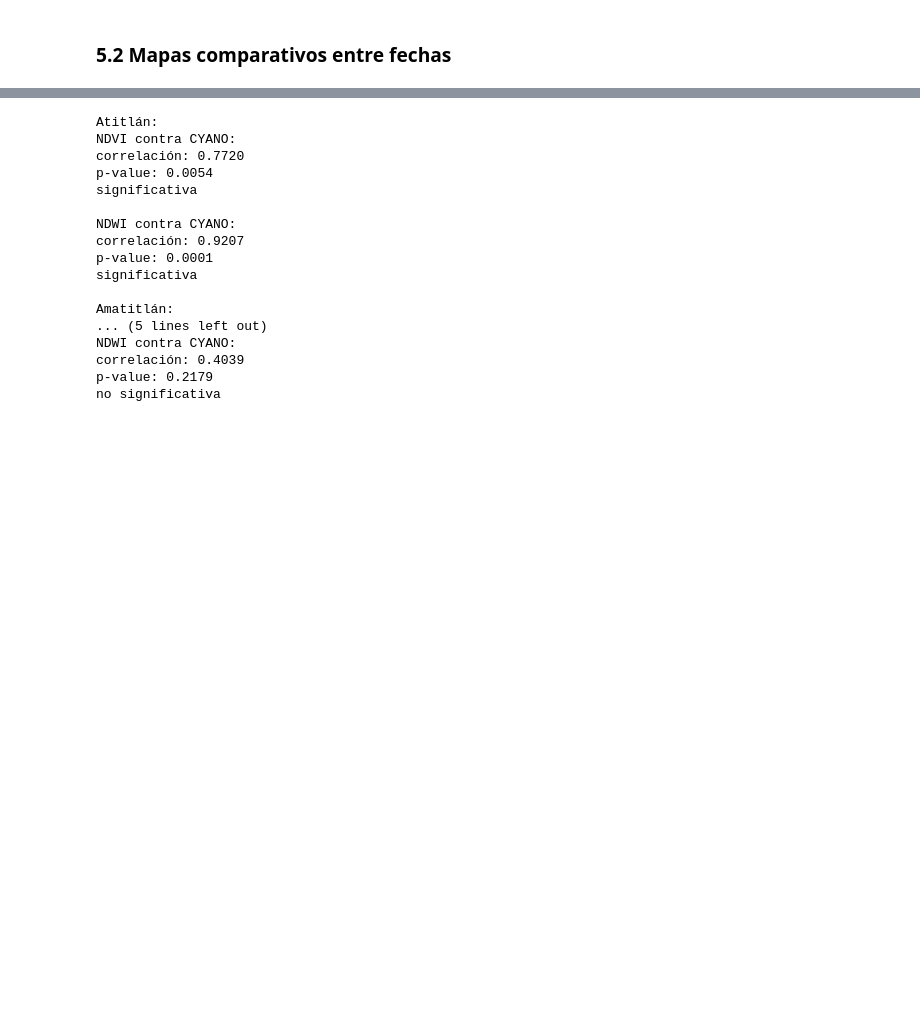
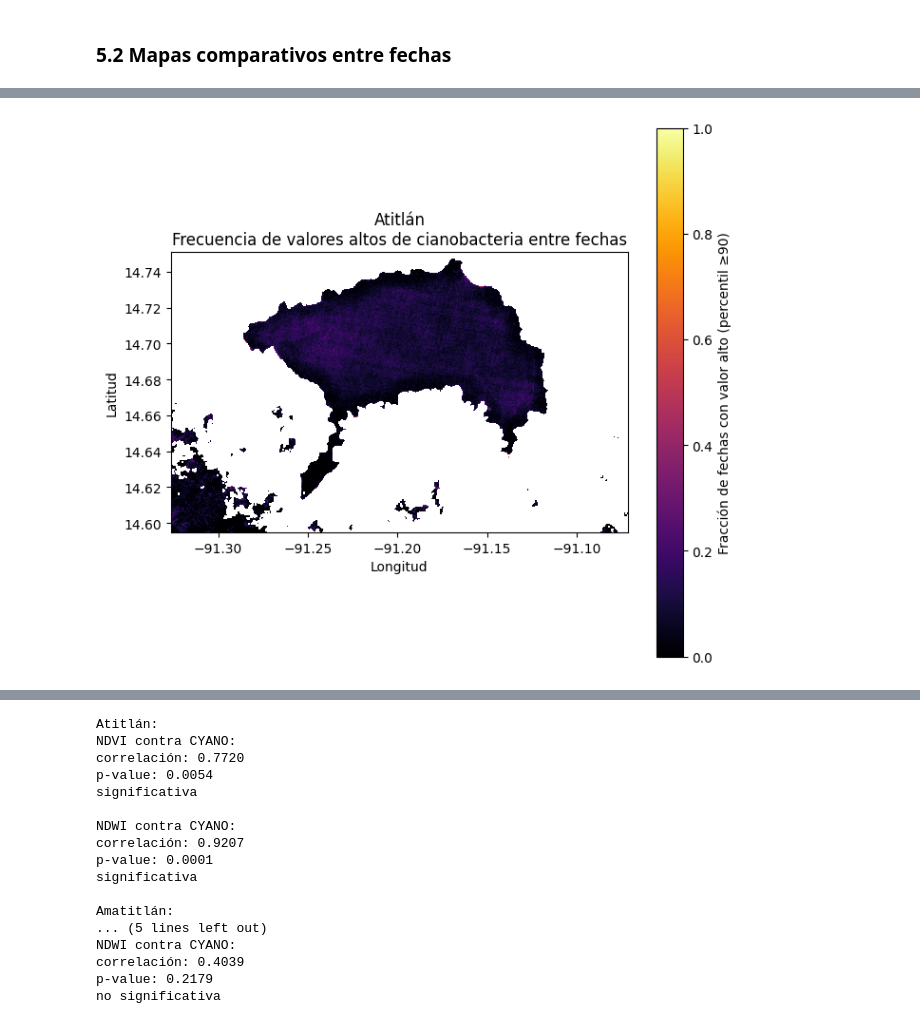
Before and after one commit to belennmm/DataS_Lab4_GeoEspaciales, a Jupyter notebook: Lab4_GeoEspaciales.ipynb, the cells around one changed output, grey strips where cells are left out. Cells and saved outputs as stored; diff of their text form; code cells hidden in the pictures; blank space fills up the shorter version.

Commit message:
Inicio de análisis exploratorio e interpretación de patrones

```diff
--- a/Lab4_GeoEspaciales.ipynb
+++ b/Lab4_GeoEspaciales.ipynb
@@ -846,0 +854,92 @@ mapas_comparativos('Amatitlán')
+# %%
+# 5.3 Interpretación de los patrones espaciales
+
+def mapa_persistencia(lago_nombre, percentil_alto=90):
+    fechas_lago = sorted(indices_calculados[lago_nombre].keys())
+    shape_ref = indices_calculados[lago_nombre][fechas_lago[0]]['CYANO'].shape
+    acumulador = np.zeros(shape_ref)
+    conteo_valido = np.zeros(shape_ref)
+
+    for fecha in fechas_lago:
+        cyano = indices_calculados[lago_nombre][fecha]['CYANO']
+        if cyano.shape != shape_ref:
+            continue
+        valido = np.isfinite(cyano)
+        umbral = np.nanpercentile(cyano, percentil_alto)
+        es_alto = (cyano >= umbral) & valido
+        acumulador += es_alto.astype(float)
+        conteo_valido += valido.astype(float)
+
+    frecuencia = np.divide(acumulador, conteo_valido,
+                            where=conteo_valido > 0,
+                            out=np.full(shape_ref, np.nan))
+    return frecuencia, fechas_lago
+
+
+def cuadrantes_promedio(lago_nombre, fecha):
+    cyano = indices_calculados[lago_nombre][fecha]['CYANO']
+    filas, cols = cyano.shape
+    mf, mc = filas // 2, cols // 2
+    cuadrantes = {
+        'Noroeste': cyano[:mf, :mc],
+        'Noreste': cyano[:mf, mc:],
+        'Suroeste': cyano[mf:, :mc],
+        'Sureste': cyano[mf:, mc:]
+    }
+    return {n: np.nanmean(d) for n, d in cuadrantes.items()}
+
+
+mapas_persistencia = {}  # se reutiliza en 8.2
+
+for lago_nombre in lagos.keys():
+    print(f"\n{'='*60}\n{lago_nombre}\n{'='*60}")
+
+    frecuencia, fechas_lago = mapa_persistencia(lago_nombre)
+    mapas_persistencia[lago_nombre] = (frecuencia, fechas_lago)
+
+    coords = lagos[lago_nombre]
+    extent = [coords['west'], coords['east'], coords['south'], coords['north']]
+
+    fig, ax = plt.subplots(figsize=(7, 6))
+    im = ax.imshow(frecuencia, extent=extent, origin='upper', cmap='inferno', vmin=0, vmax=1)
+    ax.set_title(f'{lago_nombre}\nFrecuencia de valores altos de cianobacteria entre fechas')
+    ax.set_xlabel('Longitud'); ax.set_ylabel('Latitud')
+    plt.colorbar(im, ax=ax, label='Fracción de fechas con valor alto (percentil ≥90)')
+    plt.tight_layout()
+    plt.savefig(f'mapa_persistencia_{lago_nombre}.png', dpi=150, bbox_inches='tight')
+    plt.show()
+
+    idx_max = np.unravel_index(np.nanargmax(frecuencia), frecuencia.shape)
+    print(f"Píxel más persistente: fila {idx_max[0]}, col {idx_max[1]} "
+          f"(alto en {frecuencia[idx_max]*100:.1f}% de las fechas)")
+
+    cuadrantes_acumulados = {c: [] for c in ['Noroeste', 'Noreste', 'Suroeste', 'Sureste']}
+    for fecha in fechas_lago:
+        cq = cuadrantes_promedio(lago_nombre, fecha)
+        for c in cuadrantes_acumulados:
+            cuadrantes_acumulados[c].append(cq[c])
+
+    print("\nPromedio de CYANO por cuadrante (promediado entre todas las fechas):")
+    promedios_cuadrantes = {}
+    for c, valores in cuadrantes_acumulados.items():
+        promedios_cuadrantes[c] = np.nanmean(valores)
+        print(f"  {c}: {promedios_cuadrantes[c]:.3f} mg/m3")
+
+    zona_max = max(promedios_cuadrantes, key=promedios_cuadrantes.get)
+    print(f"\n-> Zona con mayor concentración promedio: {zona_max}")
+
+    print(f"""
+    Interpretación para {lago_nombre}:
+    - El mapa de persistencia muestra qué píxeles caen repetidamente en el percentil 90
+    de cianobacteria entre fechas distintas. Valores cercanos a 1 (colores claros)
+    marcan zonas de acumulación recurrente; valores cercanos a 0 son zonas donde la
+    floración es esporádica.
+    - La zona '{zona_max}' concentra en promedio los valores más altos, lo que sugiere
+    cercanía a posibles fuentes de nutrientes (afluentes, drenajes, zonas de menor
+    circulación de agua) en esa orilla del lago.
+    - Entre fechas, la distribución espacial cambia: en algunos muestreos la floración
+    se extiende de forma más homogénea, mientras que en otros se concentra en parches
+    cerca de la orilla — comportamiento típico de cianobacterias, sensible a viento,
+    temperatura y aporte puntual de nutrientes.
+    """)
+# %% [output]
@@ -846,0 +949 @@ mapas_comparativos('Amatitlán')
+[figure, added]
```
Also changed, not shown: parts of 19 cells of this notebook, 18 other files.
